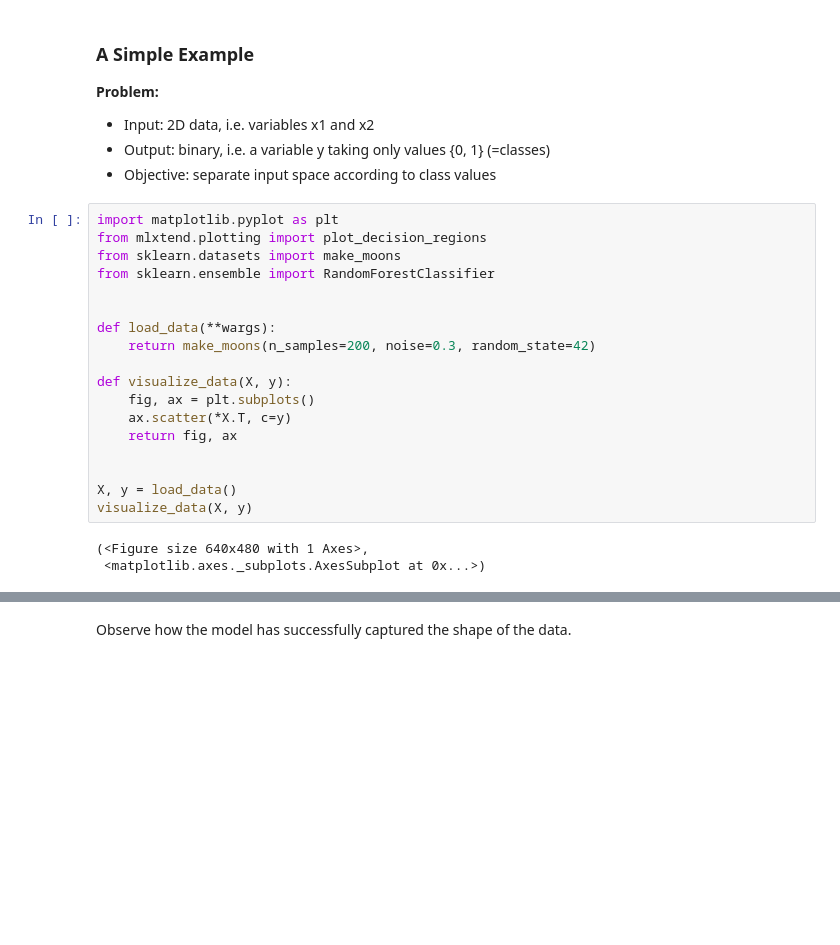
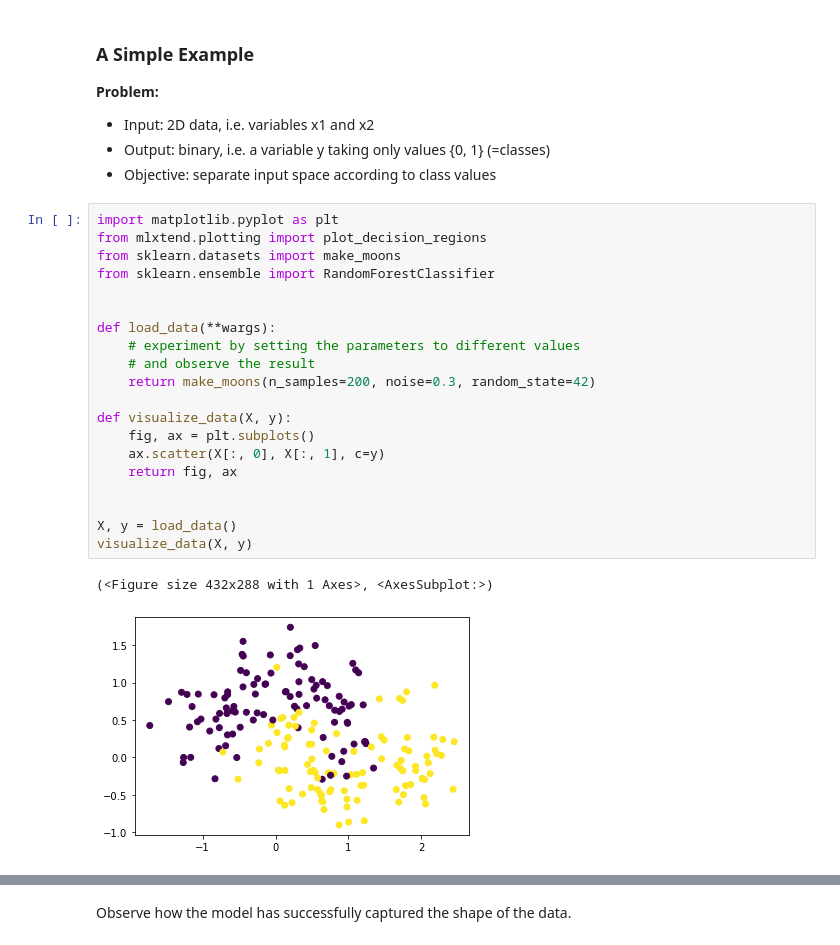
Before and after one commit to caichinger/MLMNC2020, a Jupyter notebook: 1_introduction/slides.ipynb, the cells around one changed output, grey strips where cells are left out. Saved outputs shown, nothing was run; the diff lists cells and outputs as text; blank space fills up the shorter version.

```diff
--- a/1_introduction/slides.ipynb
+++ b/1_introduction/slides.ipynb
@@ -199,24 +199,26 @@ Although there are a lot of things going on in the background, the basic actions
 # %%
 import matplotlib.pyplot as plt
 from mlxtend.plotting import plot_decision_regions
 from sklearn.datasets import make_moons
 from sklearn.ensemble import RandomForestClassifier
 
 
 def load_data(**wargs):
+    # experiment by setting the parameters to different values
+    # and observe the result
     return make_moons(n_samples=200, noise=0.3, random_state=42)
 
 def visualize_data(X, y):
     fig, ax = plt.subplots()
-    ax.scatter(*X.T, c=y)
+    ax.scatter(X[:, 0], X[:, 1], c=y)
     return fig, ax
 
 
 X, y = load_data()
 visualize_data(X, y)
 # %% [output]
-(<Figure size 640x480 with 1 Axes>,
- <matplotlib.axes._subplots.AxesSubplot at 0x...>)
+(<Figure size 432x288 with 1 Axes>, <AxesSubplot:>)
+[figure, added]
 # %%
 # SCIKIT-LEARN: start
 
```
Also changed, not shown: parts of 1 cell of this notebook, 4 other files.
